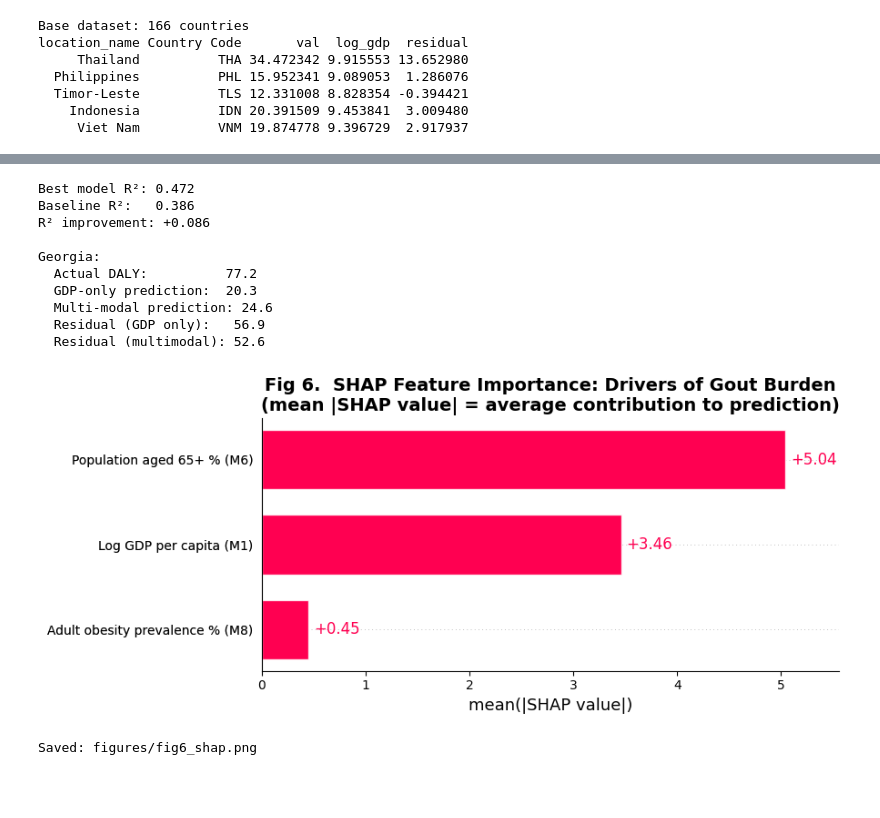
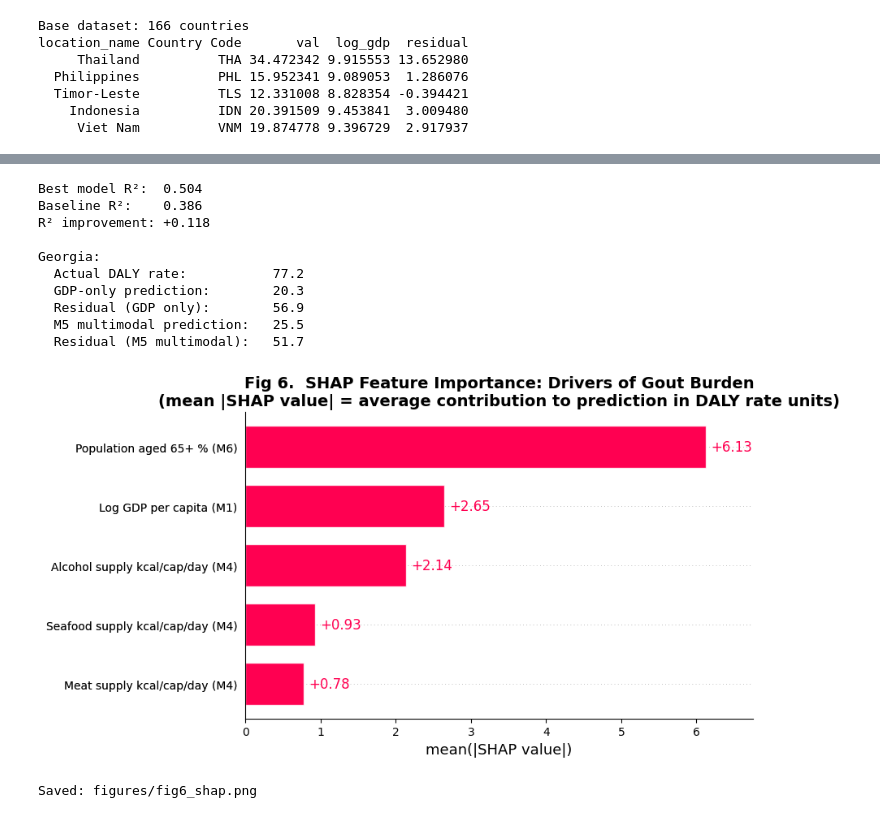
Before and after one commit to Iressa8655/gbd-gout-equity, a Jupyter notebook: notebooks/04-multimodal.ipynb, the cells around one changed output, grey strips where cells are left out. Saved outputs shown, nothing was run; the diff lists cells and outputs as text; code cells hidden in the pictures; blank space fills up the shorter version.

```diff
--- a/notebooks/04-multimodal.ipynb
+++ b/notebooks/04-multimodal.ipynb
@@ -173,7 +193,7 @@ print('Saved: figures/fig5_r2_progression.png')
 Saved: figures/fig5_r2_progression.png
 # %%
-# ── Best model: GDP + Aging + Obesity ─────────────────────────────────────────
-best_features = ['log_gdp', 'pct_65plus', 'obesity_pct']
+# ── Best model: GDP + Aging + Alcohol + Meat + Seafood (M5) ───────────────────
+best_features = ['log_gdp', 'pct_65plus', 'alcohol_kcal', 'meat_kcal', 'seafood_kcal']
 df_best = merged[best_features + ['val', 'location_name']].dropna().copy()
 
 X_best = df_best[best_features]
@@ -183,58 +203,65 @@ model_best = LinearRegression().fit(X_best, y_best)
 df_best['predicted_multi'] = model_best.predict(X_best)
 df_best['residual_multi']  = df_best['val'] - df_best['predicted_multi']
 
-print(f'Best model R²: {model_best.score(X_best, y_best):.3f}')
-print(f'Baseline R²:   0.386')
+print(f'Best model R²:  {model_best.score(X_best, y_best):.3f}')
+print(f'Baseline R²:    0.386')
 print(f'R² improvement: +{model_best.score(X_best, y_best) - 0.386:.3f}')
 
-# How much of Georgia residual does the multimodal model explain?
+# How much of Georgia residual does the full dietary model explain?
 geo_multi = df_best[df_best['location_name'] == 'Georgia']
 if not geo_multi.empty:
+    gdp_pred  = merged.loc[merged['location_name'] == 'Georgia', 'predicted'].values
+    gdp_resid = merged.loc[merged['location_name'] == 'Georgia', 'residual'].values
     print(f'\nGeorgia:')
-    print(f'  Actual DALY:          {geo_multi["val"].values[0]:.1f}')
-    print(f'  GDP-only prediction:  {merged.loc[merged["location_name"]=="Georgia", "predicted"].values[0]:.1f}')
-    print(f'  Multi-modal prediction: {geo_multi["predicted_multi"].values[0]:.1f}')
-    print(f'  Residual (GDP only):   {merged.loc[merged["location_name"]=="Georgia", "residual"].values[0]:.1f}')
-    print(f'  Residual (multimodal): {geo_multi["residual_multi"].values[0]:.1f}')
+    print(f'  Actual DALY rate:           {geo_multi["val"].values[0]:.1f}')
+    if len(gdp_pred):
+        print(f'  GDP-only prediction:        {gdp_pred[0]:.1f}')
+        print(f'  Residual (GDP only):        {gdp_resid[0]:.1f}')
+    print(f'  M5 multimodal prediction:   {geo_multi["predicted_multi"].values[0]:.1f}')
+    print(f'  Residual (M5 multimodal):   {geo_multi["residual_multi"].values[0]:.1f}')
+else:
+    print('Georgia not in M5 sample (missing dietary data)')
 # %% [output]
-Best model R²: 0.472
-Baseline R²:   0.386
-R² improvement: +0.086
+Best model R²:  0.504
+Baseline R²:    0.386
+R² improvement: +0.118
 
 Georgia:
-  Actual DALY:          77.2
-  GDP-only prediction:  20.3
-  Multi-modal prediction: 24.6
-  Residual (GDP only):   56.9
-  Residual (multimodal): 52.6
+  Actual DALY rate:           77.2
+  GDP-only prediction:        20.3
+  Residual (GDP only):        56.9
+  M5 multimodal prediction:   25.5
+  Residual (M5 multimodal):   51.7
 # %%
 # ── SHAP: feature importance for the best model ────────────────────────────────
 explainer   = shap.LinearExplainer(model_best, X_best)
 shap_values = explainer(X_best)
 
-fig, ax = plt.subplots(figsize=(9, 4))
+fig, ax = plt.subplots(figsize=(9, 5))
 shap.plots.bar(shap_values, show=False, ax=ax)
 
 ax.set_title('Fig 6.  SHAP Feature Importance: Drivers of Gout Burden\n'
-             '(mean |SHAP value| = average contribution to prediction)',
+             '(mean |SHAP value| = average contribution to prediction in DALY rate units)',
              fontsize=TITLE_SIZE, fontweight='bold')
 ax.tick_params(labelsize=TICK_SIZE)
 
-# Rename x-axis labels
 labels_map = {
-    'log_gdp':     'Log GDP per capita (M1)',
-    'pct_65plus':  'Population aged 65+ % (M6)',
-    'obesity_pct': 'Adult obesity prevalence % (M8)'
+    'log_gdp':       'Log GDP per capita (M1)',
+    'pct_65plus':    'Population aged 65+ % (M6)',
+    'obesity_pct':   'Adult obesity prevalence % (M8)',
+    'alcohol_kcal':  'Alcohol supply kcal/cap/day (M4)',
+    'meat_kcal':     'Meat supply kcal/cap/day (M4)',
+    'seafood_kcal':  'Seafood supply kcal/cap/day (M4)',
 }
 ax.set_yticklabels([labels_map.get(t.get_text(), t.get_text())
                     for t in ax.get_yticklabels()], fontsize=TICK_SIZE)
 
 plt.tight_layout()
 plt.savefig('../figures/fig6_shap.png', dpi=DPI, bbox_inches='tight')
 plt.show()
 print('Saved: figures/fig6_shap.png')
 # %% [output]
-[figure, old version]
+[figure, new version]
 Saved: figures/fig6_shap.png
 # %%
 # ── Remaining residuals after multimodal model ─────────────────────────────────
```
Also changed, not shown: parts of 5 cells of this notebook, 3 other files.
